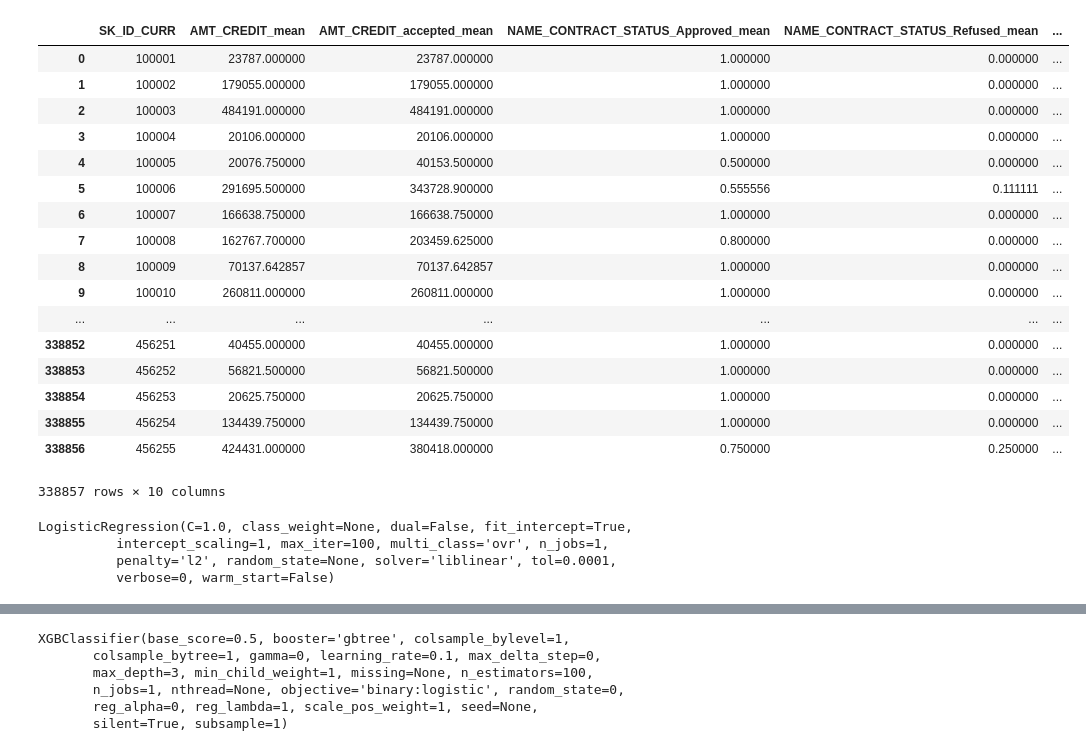
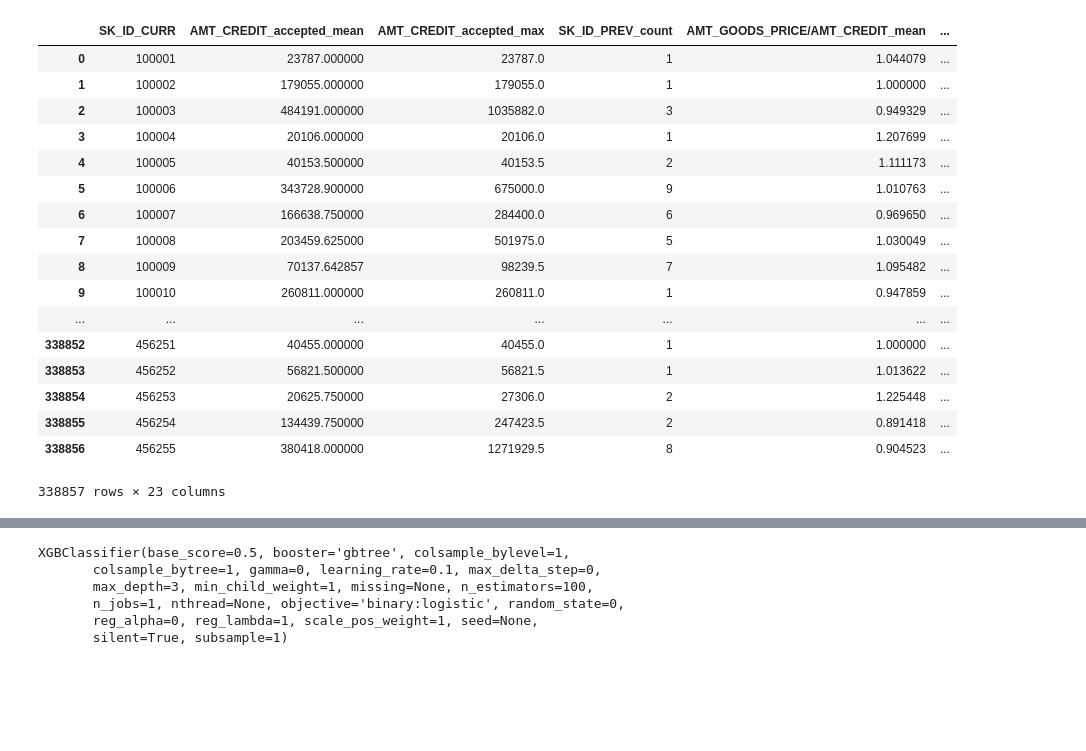
Before and after one commit to MAGomes95/KaggleCreditRisk, a Jupyter notebook: previous_application.ipynb, the cells around one changed output, grey strips where cells are left out. Cells and saved outputs as stored; diff of their text form; code cells hidden in the pictures; blank space fills up the shorter version.

```diff
--- a/previous_application.ipynb
+++ b/previous_application.ipynb
@@ -70,50 +73,63 @@ data_submission = process_data(data_submission)
 # %%
 def process_previous_application_data(previous_data):
     missing_percentage = previous_data.isnull().sum() / len(previous_data)
     dropped = missing_percentage.loc[missing_percentage > 0.9]
     previous_data = previous_data.drop(dropped.index, axis=1)
     previous_data = pd.get_dummies(previous_data)
 
     previous_data['percentage_down'] = previous_data['AMT_DOWN_PAYMENT'] / previous_data['AMT_CREDIT']
     previous_data.loc[previous_data['NAME_CONTRACT_STATUS_Approved'] == 0, 'percentage_down'] = np.nan
     previous_data['AMT_CREDIT_accepted'] = previous_data['AMT_CREDIT']
     previous_data.loc[previous_data['NAME_CONTRACT_STATUS_Approved'] == 0, 'AMT_CREDIT_accepted'] = np.nan
+    previous_data['AMT_ANNUITY_accepted'] = previous_data['AMT_ANNUITY']
+    previous_data.loc[previous_data['NAME_CONTRACT_STATUS_Approved'] == 0, 'AMT_ANNUITY_accepted'] = np.nan
+
+    for col in ('AMT_ANNUITY', 'AMT_ANNUITY_accepted', 'AMT_APPLICATION', 'AMT_GOODS_PRICE'):
+        previous_data[col + '/AMT_CREDIT'] = previous_data[col] / previous_data['AMT_CREDIT']
+
+    previous_data = previous_data.replace(float('inf'), np.nan)
 
     aggregated = previous_data.groupby('SK_ID_CURR', as_index=False).agg(
         {'SK_ID_PREV': 'count',
          'NAME_CONTRACT_STATUS_Refused': 'mean',
          'NAME_CONTRACT_STATUS_Approved': 'mean',
          'AMT_CREDIT': 'mean',
-         'AMT_CREDIT_accepted': 'mean',
+         'AMT_CREDIT_accepted': ('mean', 'max'),
          'percentage_down': 'mean',
          'CNT_PAYMENT': ('mean', 'max'),
-         'NFLAG_INSURED_ON_APPROVAL': 'mean'})
+         'NFLAG_INSURED_ON_APPROVAL': 'mean',
+         'AMT_ANNUITY': ('mean', 'max'),
+         'AMT_ANNUITY_accepted': ('mean', 'max'),
+         'AMT_ANNUITY/AMT_CREDIT': ('mean', 'max'),
+         'AMT_ANNUITY_accepted/AMT_CREDIT': ('mean', 'max'),
+         'AMT_APPLICATION/AMT_CREDIT': ('mean', 'max'),
+         'AMT_GOODS_PRICE/AMT_CREDIT': ('mean', 'max')})
     aggregated.columns = list(map('_'.join, aggregated.columns.values))
     aggregated = aggregated.rename(columns={'SK_ID_CURR_': 'SK_ID_CURR'})
     aggregated.columns
     return aggregated
 
 previous_data = process_previous_application_data(previous_data)
 previous_data.fillna(0)
 # %% [output]
-|  | SK_ID_CURR | AMT_CREDIT_mean | AMT_CREDIT_accepted_mean | NAME_CONTRACT_STATUS_Approved_mean | NAME_CONTRACT_STATUS_Refused_mean | ... |
-| 0 | 100001 | 23787.000000 | 23787.000000 | 1.000000 | 0.000000 | ... |
-| 1 | 100002 | 179055.000000 | 179055.000000 | 1.000000 | 0.000000 | ... |
-| 2 | 100003 | 484191.000000 | 484191.000000 | 1.000000 | 0.000000 | ... |
-| 3 | 100004 | 20106.000000 | 20106.000000 | 1.000000 | 0.000000 | ... |
-| 4 | 100005 | 20076.750000 | 40153.500000 | 0.500000 | 0.000000 | ... |
-| 5 | 100006 | 291695.500000 | 343728.900000 | 0.555556 | 0.111111 | ... |
-| 6 | 100007 | 166638.750000 | 166638.750000 | 1.000000 | 0.000000 | ... |
-| 7 | 100008 | 162767.700000 | 203459.625000 | 0.800000 | 0.000000 | ... |
-| 8 | 100009 | 70137.642857 | 70137.642857 | 1.000000 | 0.000000 | ... |
-| 9 | 100010 | 260811.000000 | 260811.000000 | 1.000000 | 0.000000 | ... |
+|  | SK_ID_CURR | AMT_CREDIT_accepted_mean | AMT_CREDIT_accepted_max | SK_ID_PREV_count | AMT_GOODS_PRICE/AMT_CREDIT_mean | ... |
+| 0 | 100001 | 23787.000000 | 23787.0 | 1 | 1.044079 | ... |
+| 1 | 100002 | 179055.000000 | 179055.0 | 1 | 1.000000 | ... |
+| 2 | 100003 | 484191.000000 | 1035882.0 | 3 | 0.949329 | ... |
+| 3 | 100004 | 20106.000000 | 20106.0 | 1 | 1.207699 | ... |
+| 4 | 100005 | 40153.500000 | 40153.5 | 2 | 1.111173 | ... |
+| 5 | 100006 | 343728.900000 | 675000.0 | 9 | 1.010763 | ... |
+| 6 | 100007 | 166638.750000 | 284400.0 | 6 | 0.969650 | ... |
+| 7 | 100008 | 203459.625000 | 501975.0 | 5 | 1.030049 | ... |
+| 8 | 100009 | 70137.642857 | 98239.5 | 7 | 1.095482 | ... |
+| 9 | 100010 | 260811.000000 | 260811.0 | 1 | 0.947859 | ... |
 | ... | ... | ... | ... | ... | ... | ... |
-| 338852 | 456251 | 40455.000000 | 40455.000000 | 1.000000 | 0.000000 | ... |
-| 338853 | 456252 | 56821.500000 | 56821.500000 | 1.000000 | 0.000000 | ... |
-| 338854 | 456253 | 20625.750000 | 20625.750000 | 1.000000 | 0.000000 | ... |
-| 338855 | 456254 | 134439.750000 | 134439.750000 | 1.000000 | 0.000000 | ... |
-| 338856 | 456255 | 424431.000000 | 380418.000000 | 0.750000 | 0.250000 | ... |
+| 338852 | 456251 | 40455.000000 | 40455.0 | 1 | 1.000000 | ... |
+| 338853 | 456252 | 56821.500000 | 56821.5 | 1 | 1.013622 | ... |
+| 338854 | 456253 | 20625.750000 | 27306.0 | 2 | 1.225448 | ... |
+| 338855 | 456254 | 134439.750000 | 247423.5 | 2 | 0.891418 | ... |
+| 338856 | 456255 | 380418.000000 | 1271929.5 | 8 | 0.904523 | ... |
-338857 rows × 10 columns
+338857 rows × 23 columns
 # %%
 data = data.merge(previous_data, on='SK_ID_CURR', how='left')
 data_submission = data_submission.merge(previous_data, on='SK_ID_CURR', how='left')
@@ -146,13 +178,3 @@ scaler = MinMaxScaler()
 train_x = scaler.fit_transform(train_x)
 test_x = scaler.transform(test_x)
 data_submission = scaler.transform(data_submission)
-# %%
-from sklearn.linear_model import LogisticRegression
-
-lr = LogisticRegression()
-lr.fit(train_x, train_y)
-# %% [output]
-LogisticRegression(C=1.0, class_weight=None, dual=False, fit_intercept=True,
-          intercept_scaling=1, max_iter=100, multi_class='ovr', n_jobs=1,
-          penalty='l2', random_state=None, solver='liblinear', tol=0.0001,
-          verbose=0, warm_start=False)
```
Also changed, not shown: parts of 16 cells of this notebook, 1 other file.
